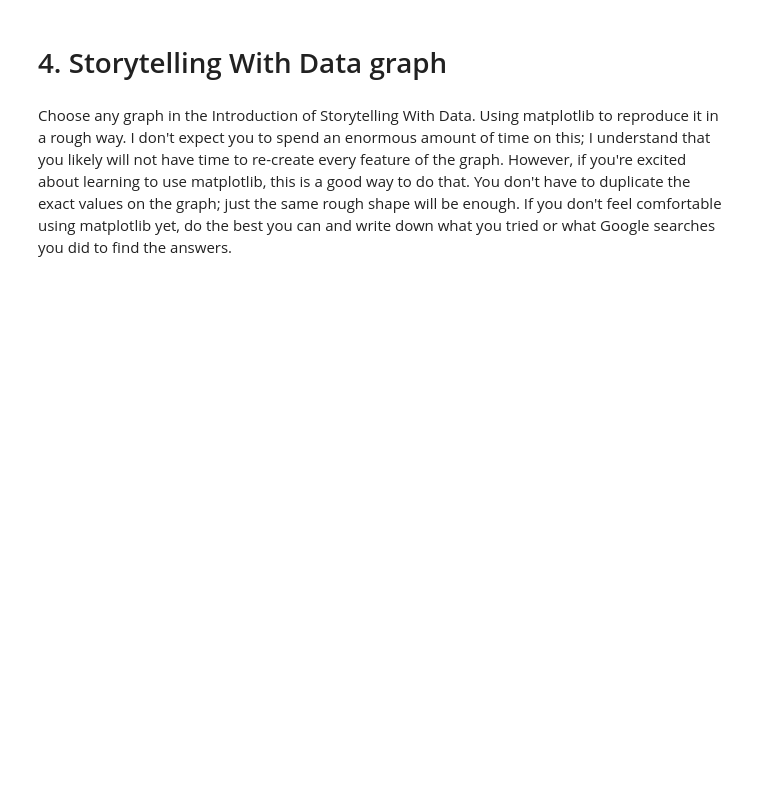
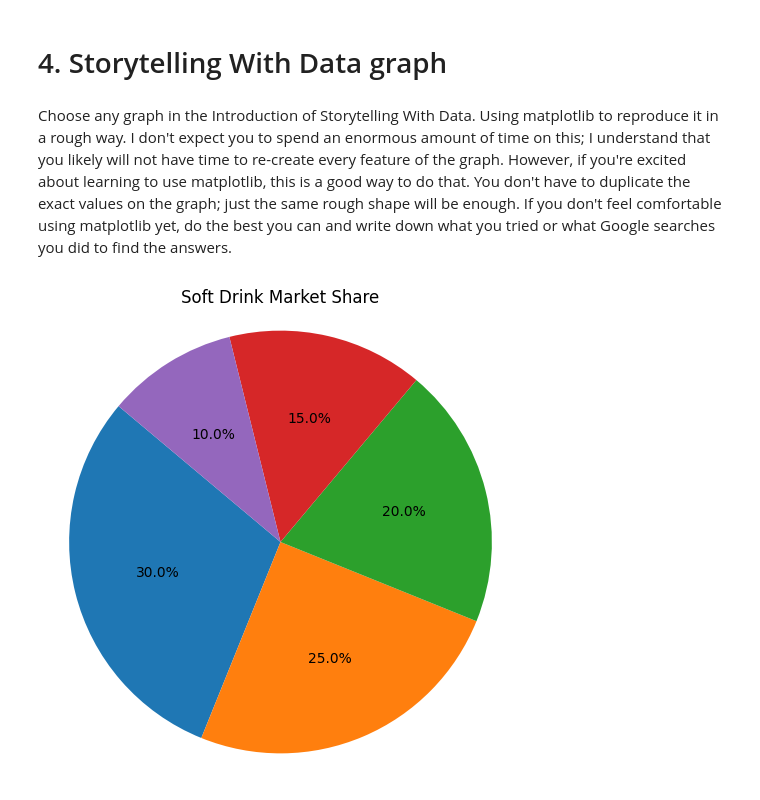
Before and after one commit to NaN522/AI-For-Leaders, a Jupyter notebook: ModB2-Week1-Persaud-Nandalall.ipynb, the cells around one changed output. Cells and saved outputs as stored; diff of their text form; code cells hidden in the pictures; blank space fills up the shorter version.

```diff
--- a/ModB2-Week1-Persaud-Nandalall.ipynb
+++ b/ModB2-Week1-Persaud-Nandalall.ipynb
@@ -580,3 +580,19 @@ Text(0.5, 0, 'Birth Date')
 # 4. Storytelling With Data graph
 # %% [markdown]
 Choose any graph in the Introduction of Storytelling With Data.  Using matplotlib to reproduce it in a rough way.  I don't expect you to spend an enormous amount of time on this; I understand that you likely will not have time to re-create every feature of the graph.  However, if you're excited about learning to use matplotlib, this is a good way to do that.  You don't have to duplicate the exact values on the graph; just the same rough shape will be enough.  If you don't feel comfortable using matplotlib yet, do the best you can and write down what you tried or what Google searches you did to find the answers.
+# %%
+#Figure 0.4 on page 5
+
+
+
+#  data- Made up
+brands = ['Fanta', 'BubblePop', 'Pepsi', 'CoolCola', 'Other']
+market_share = [30, 25, 20, 15, 10]
+# Plot
+plt.figure(figsize=(6, 6))
+plt.pie(market_share, autopct='%1.1f%%', startangle=140)
+plt.title('Soft Drink Market Share')
+plt.axis('equal')  # Make it a circle
+plt.show()
+# %% [output]
+[figure, added]
```
